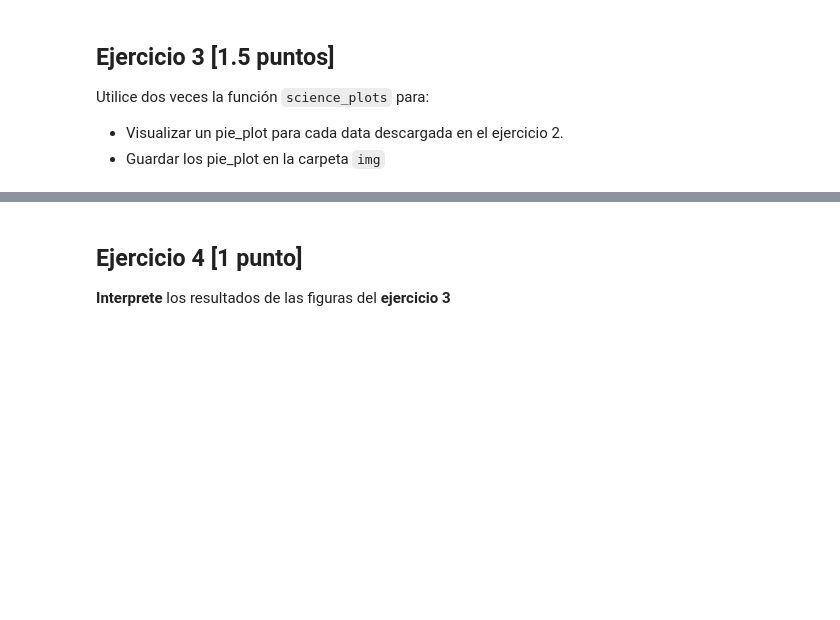
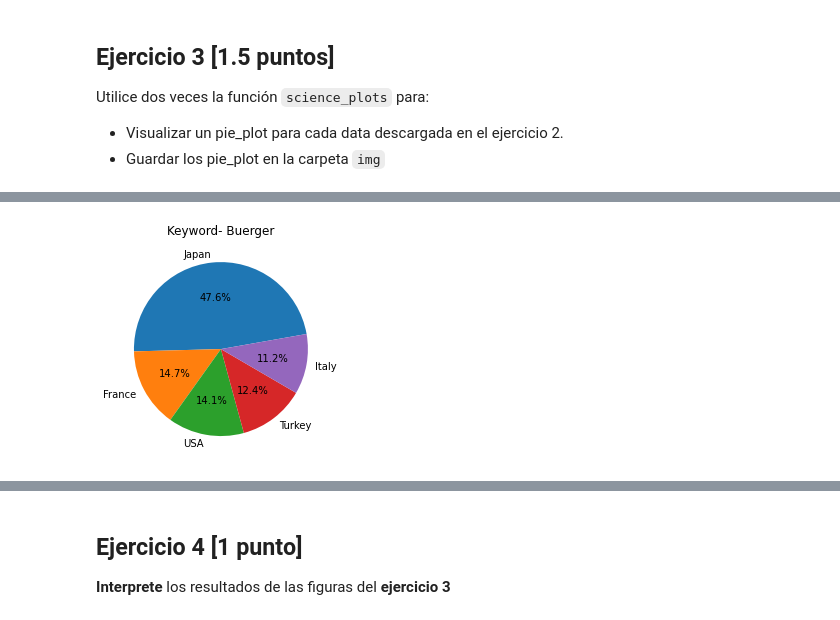
Before and after one commit to emilymontesdeoca/-GBI6_ExamenPython_, a Jupyter notebook: 2022I_GBI6G01_ExamenPython.ipynb, the cells around one changed output, grey strips where cells are left out. Drawn from its saved outputs; the diff is of its cells as text; code cells hidden in the pictures; blank space fills up the shorter version.

```diff
--- a/2022I_GBI6G01_ExamenPython.ipynb
+++ b/2022I_GBI6G01_ExamenPython.ipynb
@@ -106,0 +119,10 @@
+# %%
+import matplotlib.pyplot as plt
+labels = 'Japan','France', 'USA', 'Turkey', 'Italy'
+sizes = [81, 25, 24, 21, 19]
+fig1, x1 = plt.subplots()
+x1.pie(sizes, labels=labels, autopct='%1.1f%%', startangle=10)
+plt.title("Keyword- Buerger")
+plt.savefig("img/autores_Buerger.jpg")
+# %% [output]
+[figure, added]
```
Also changed, not shown: parts of 6 cells of this notebook, 4 other files.
